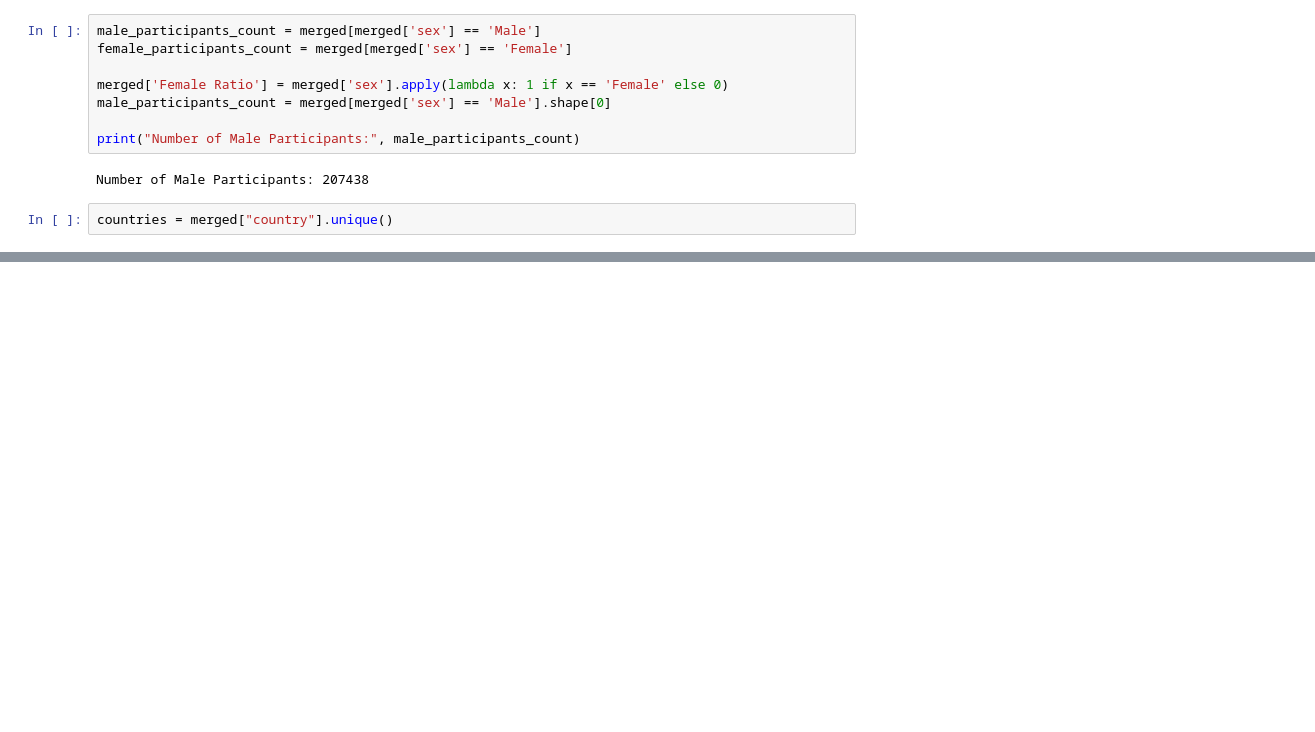
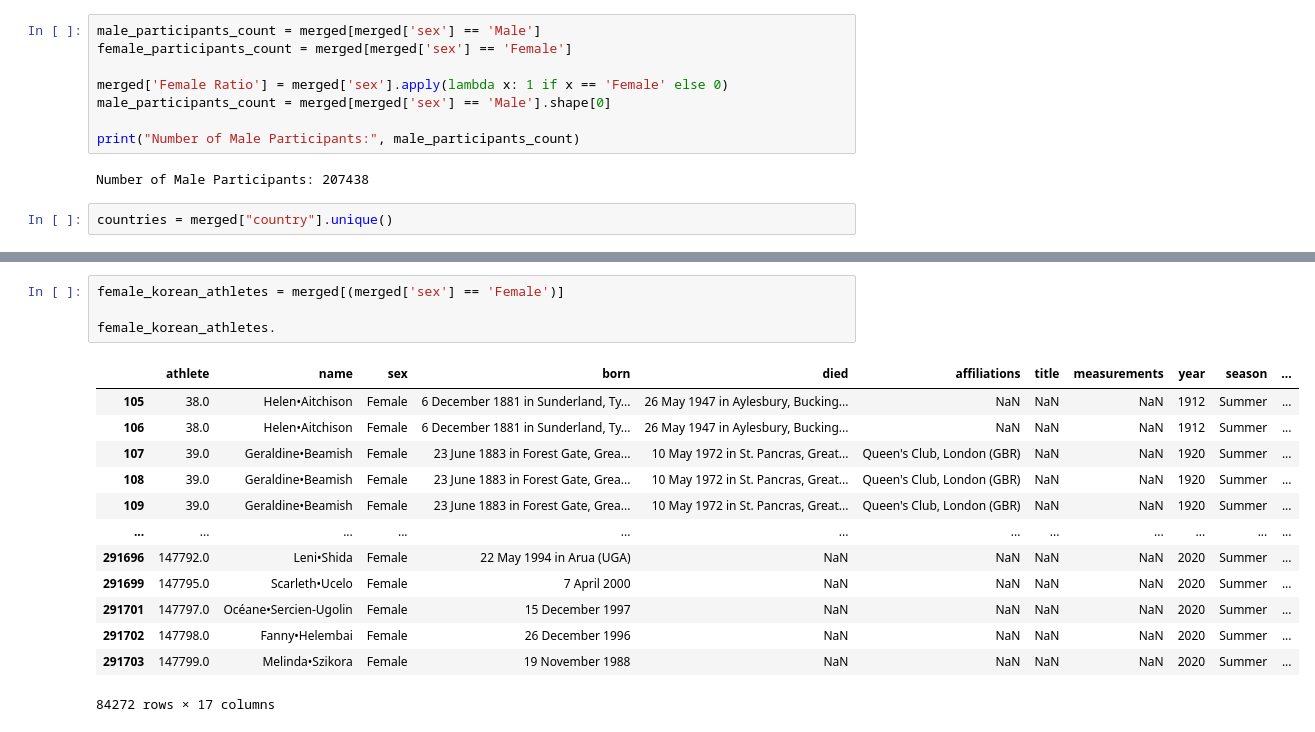
Before and after one commit to MartinDieCooleSocke420/1sem_tools_and_programming, a Jupyter notebook: exploringTheData.ipynb, the cells around one changed output, grey strips where cells are left out. Cells and saved outputs as stored; diff of their text form; blank space fills up the shorter version.

```diff
--- a/exploringTheData.ipynb
+++ b/exploringTheData.ipynb
@@ -207,0 +195,18 @@ result_df.sort_values(by = "Male/Female Ratio").plot()
+# %%
+female_korean_athletes = merged[(merged['sex'] == 'Female')]
+
+female_korean_athletes.
+# %% [output]
+|  | athlete | name | sex | born | died | affiliations | title | measurements | year | season | ... |
+| 105 | 38.0 | Helen•Aitchison | Female | 6 December 1881 in Sunderland, Ty... | 26 May 1947 in Aylesbury, Bucking... | NaN | NaN | NaN | 1912 | Summer | ... |
+| 106 | 38.0 | Helen•Aitchison | Female | 6 December 1881 in Sunderland, Ty... | 26 May 1947 in Aylesbury, Bucking... | NaN | NaN | NaN | 1912 | Summer | ... |
+| 107 | 39.0 | Geraldine•Beamish | Female | 23 June 1883 in Forest Gate, Grea... | 10 May 1972 in St. Pancras, Great... | Queen's Club, London (GBR) | NaN | NaN | 1920 | Summer | ... |
+| 108 | 39.0 | Geraldine•Beamish | Female | 23 June 1883 in Forest Gate, Grea... | 10 May 1972 in St. Pancras, Great... | Queen's Club, London (GBR) | NaN | NaN | 1920 | Summer | ... |
+| 109 | 39.0 | Geraldine•Beamish | Female | 23 June 1883 in Forest Gate, Grea... | 10 May 1972 in St. Pancras, Great... | Queen's Club, London (GBR) | NaN | NaN | 1920 | Summer | ... |
+| ... | ... | ... | ... | ... | ... | ... | ... | ... | ... | ... | ... |
+| 291696 | 147792.0 | Leni•Shida | Female | 22 May 1994 in Arua (UGA) | NaN | NaN | NaN | NaN | 2020 | Summer | ... |
+| 291699 | 147795.0 | Scarleth•Ucelo | Female | 7 April 2000 | NaN | NaN | NaN | NaN | 2020 | Summer | ... |
+| 291701 | 147797.0 | Océane•Sercien-Ugolin | Female | 15 December 1997 | NaN | NaN | NaN | NaN | 2020 | Summer | ... |
+| 291702 | 147798.0 | Fanny•Helembai | Female | 26 December 1996 | NaN | NaN | NaN | NaN | 2020 | Summer | ... |
+| 291703 | 147799.0 | Melinda•Szikora | Female | 19 November 1988 | NaN | NaN | NaN | NaN | 2020 | Summer | ... |
+84272 rows × 17 columns
```
Also changed, not shown: parts of 11 cells of this notebook, 1 other file.
